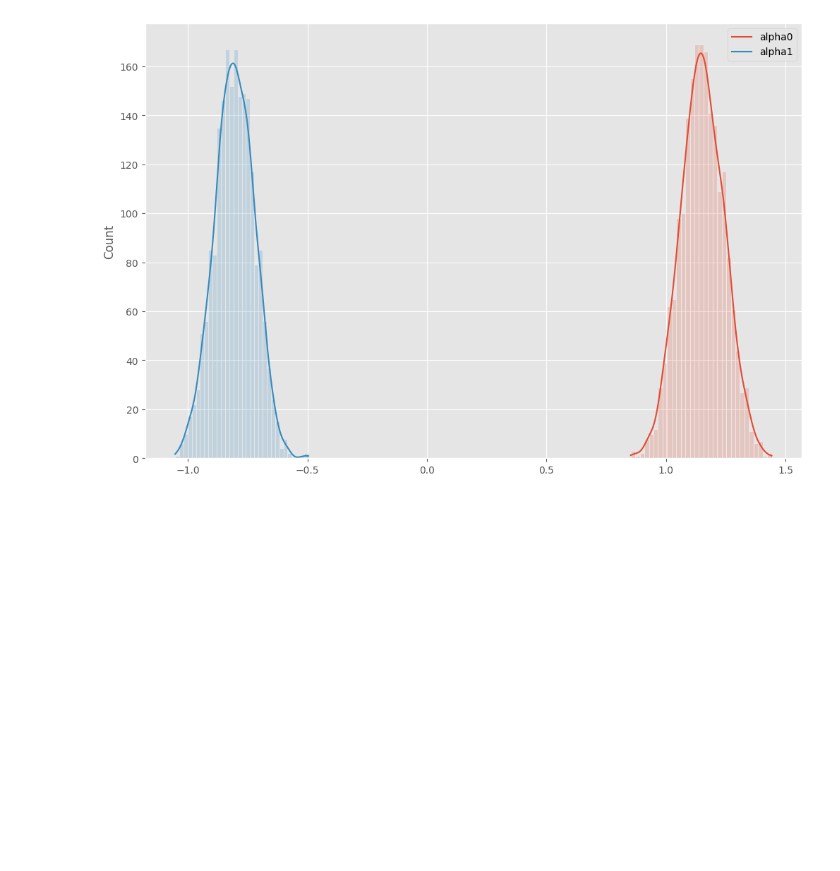
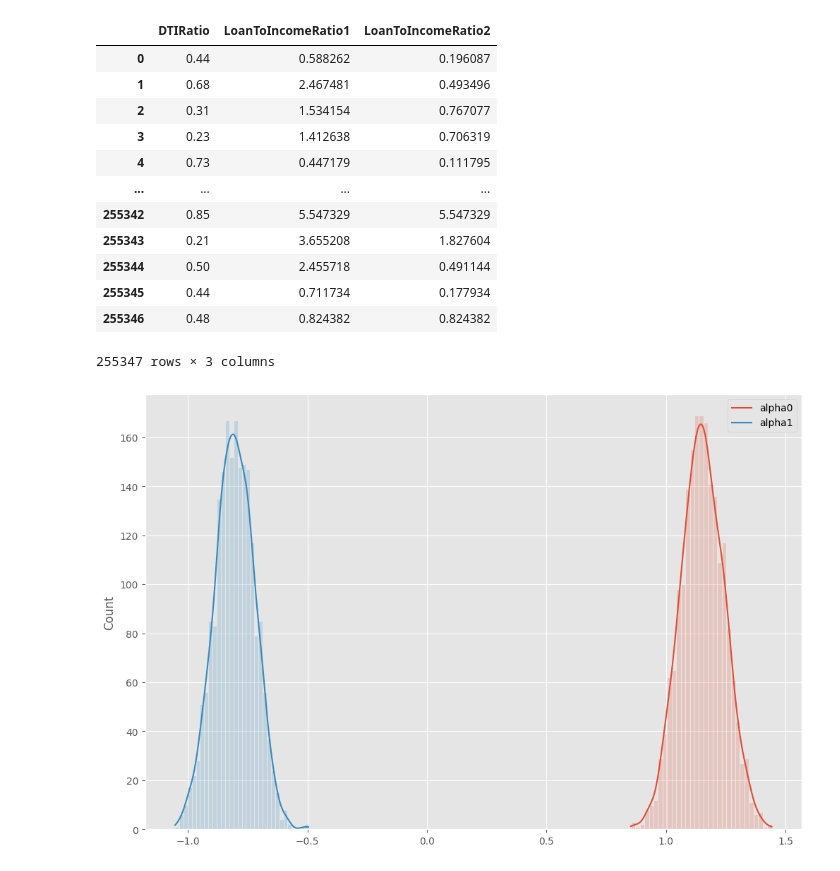
Before and after one commit to Drodriguez-9/european_vote_analysis, a Jupyter notebook: notebooks/data_exploration.ipynb, the cells around one changed output. Saved outputs shown, nothing was run; the diff lists cells and outputs as text; code cells hidden in the pictures; blank space fills up the shorter version.

```diff
--- a/notebooks/data_exploration.ipynb
+++ b/notebooks/data_exploration.ipynb
@@ -61,3 +105,19 @@ Error:
+# %%
+loan_default_df[["DTIRatio", 'LoanToIncomeRatio1', 'LoanToIncomeRatio2']]
+# %% [output]
+|  | DTIRatio | LoanToIncomeRatio1 | LoanToIncomeRatio2 |
+| 0 | 0.44 | 0.588262 | 0.196087 |
+| 1 | 0.68 | 2.467481 | 0.493496 |
+| 2 | 0.31 | 1.534154 | 0.767077 |
+| 3 | 0.23 | 1.412638 | 0.706319 |
+| 4 | 0.73 | 0.447179 | 0.111795 |
+| ... | ... | ... | ... |
+| 255342 | 0.85 | 5.547329 | 5.547329 |
+| 255343 | 0.21 | 3.655208 | 1.827604 |
+| 255344 | 0.50 | 2.455718 | 0.491144 |
+| 255345 | 0.44 | 0.711734 | 0.177934 |
+| 255346 | 0.48 | 0.824382 | 0.824382 |
+255347 rows × 3 columns
 # %%
 def model(X, n_cat, obs=None):
     input_dim = X.shape[1]
```
Also changed, not shown: parts of 8 cells of this notebook, 3 other files.
